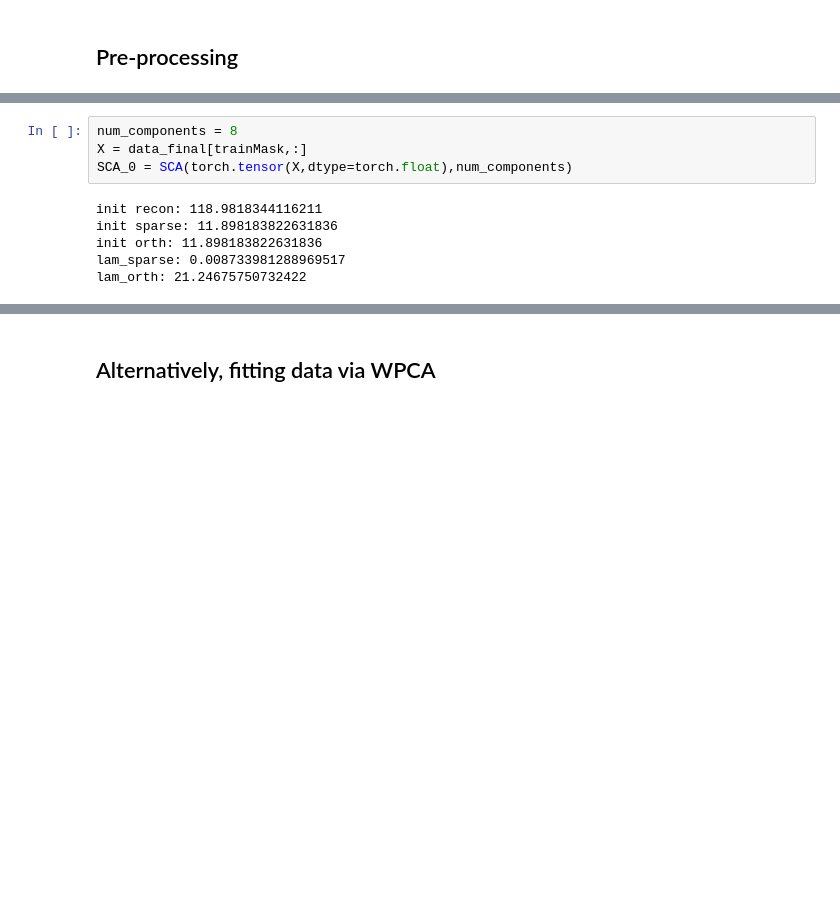
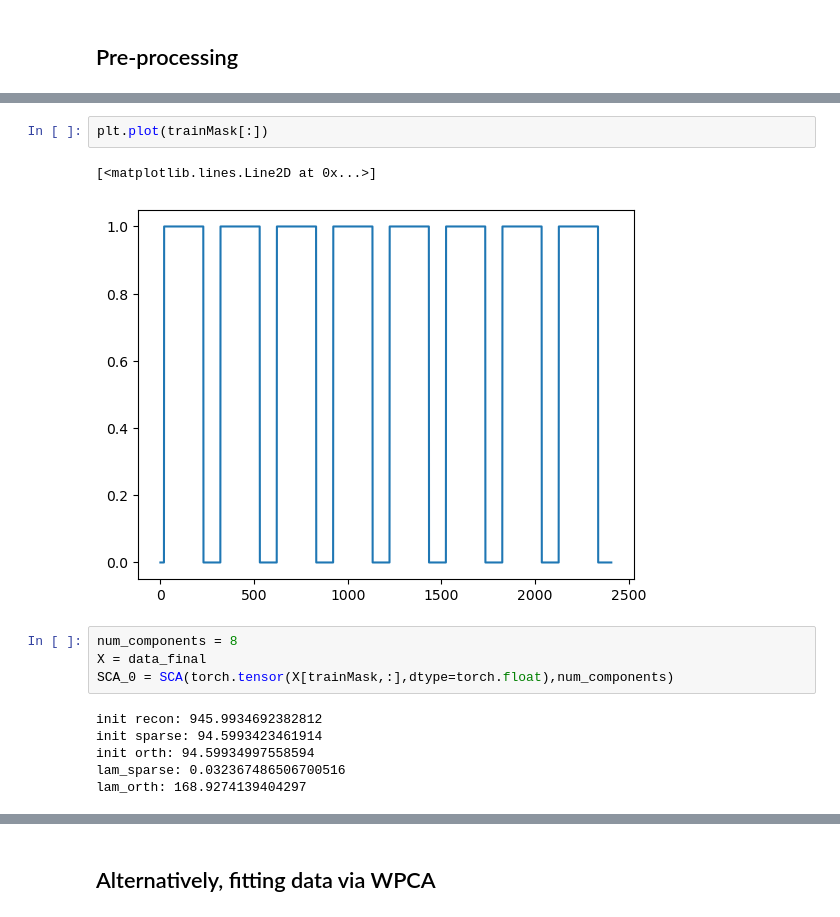
Before and after one commit to AlbertLiangca/sca-REPLICATION, a Jupyter notebook: Notebooks/MonkeyB_reaching.ipynb, the cells around one changed output, grey strips where cells are left out. Drawn from its saved outputs; the diff is of its cells as text; blank space fills up the shorter version.

```diff
--- a/Notebooks/MonkeyB_reaching.ipynb
+++ b/Notebooks/MonkeyB_reaching.ipynb
@@ -73,13 +75,18 @@ Text(0.5, 1.0, 'Post-processing')
+# %%
+plt.plot(trainMask[:])
+# %% [output]
+[<matplotlib.lines.Line2D at 0x...>]
+[figure, added]
 # %%
 num_components = 8
-X = data_final[trainMask,:]
-SCA_0 = SCA(torch.tensor(X,dtype=torch.float),num_components)
+X = data_final
+SCA_0 = SCA(torch.tensor(X[trainMask,:],dtype=torch.float),num_components)
 # %% [output]
-init recon: 118.9818344116211
-init sparse: 11.898183822631836
-init orth: 11.898183822631836
-lam_sparse: 0.008733981288969517
-lam_orth: 21.24675750732422
+init recon: 945.9934692382812
+init sparse: 94.5993423461914
+init orth: 94.59934997558594
+lam_sparse: 0.032367486506700516
+lam_orth: 168.9274139404297
 # %%
 fig,ax = plt.subplots()
 ax.plot(SCA_0['losses'].detach().numpy())
```
Also changed, not shown: parts of 13 cells of this notebook.
